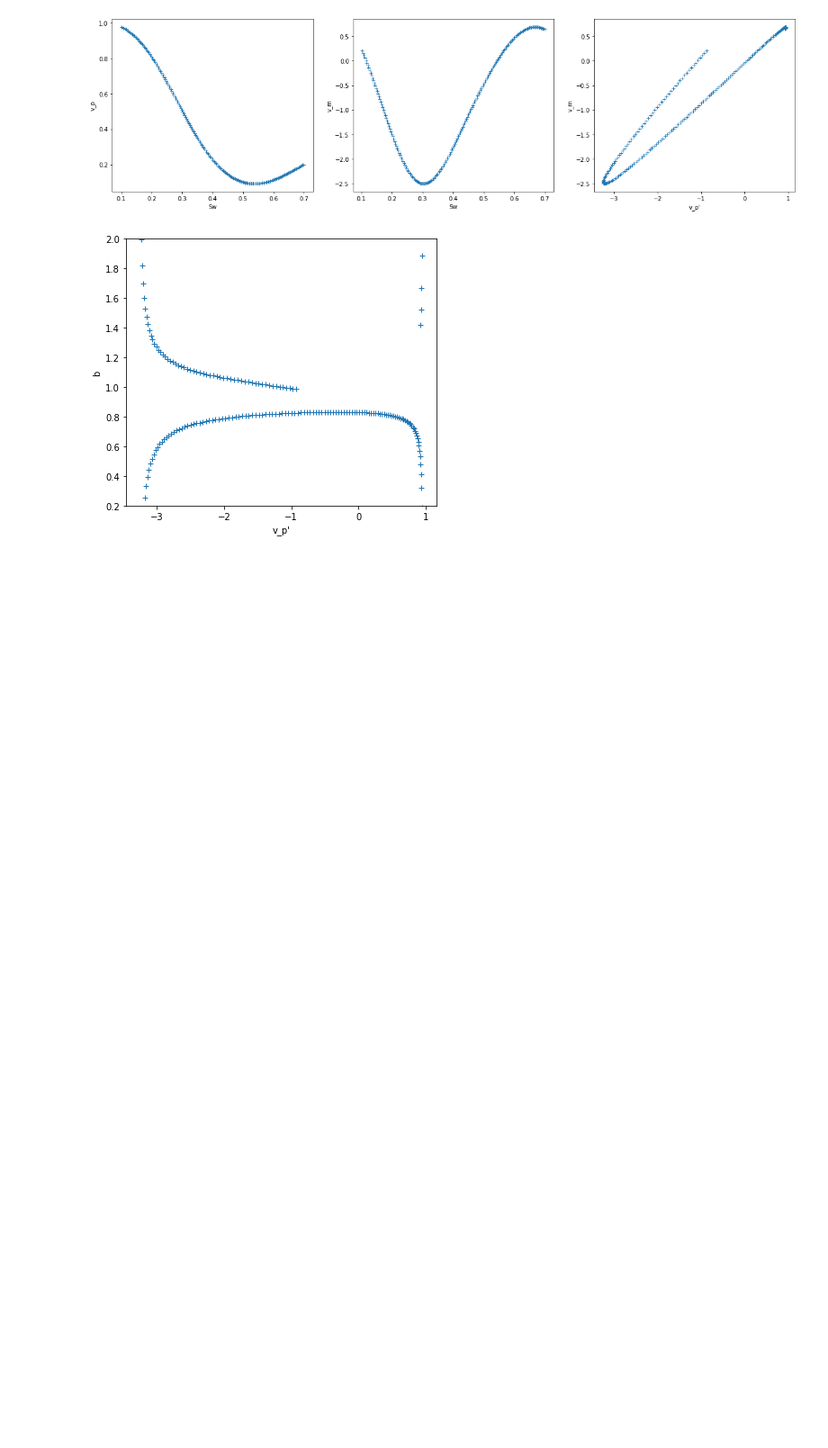
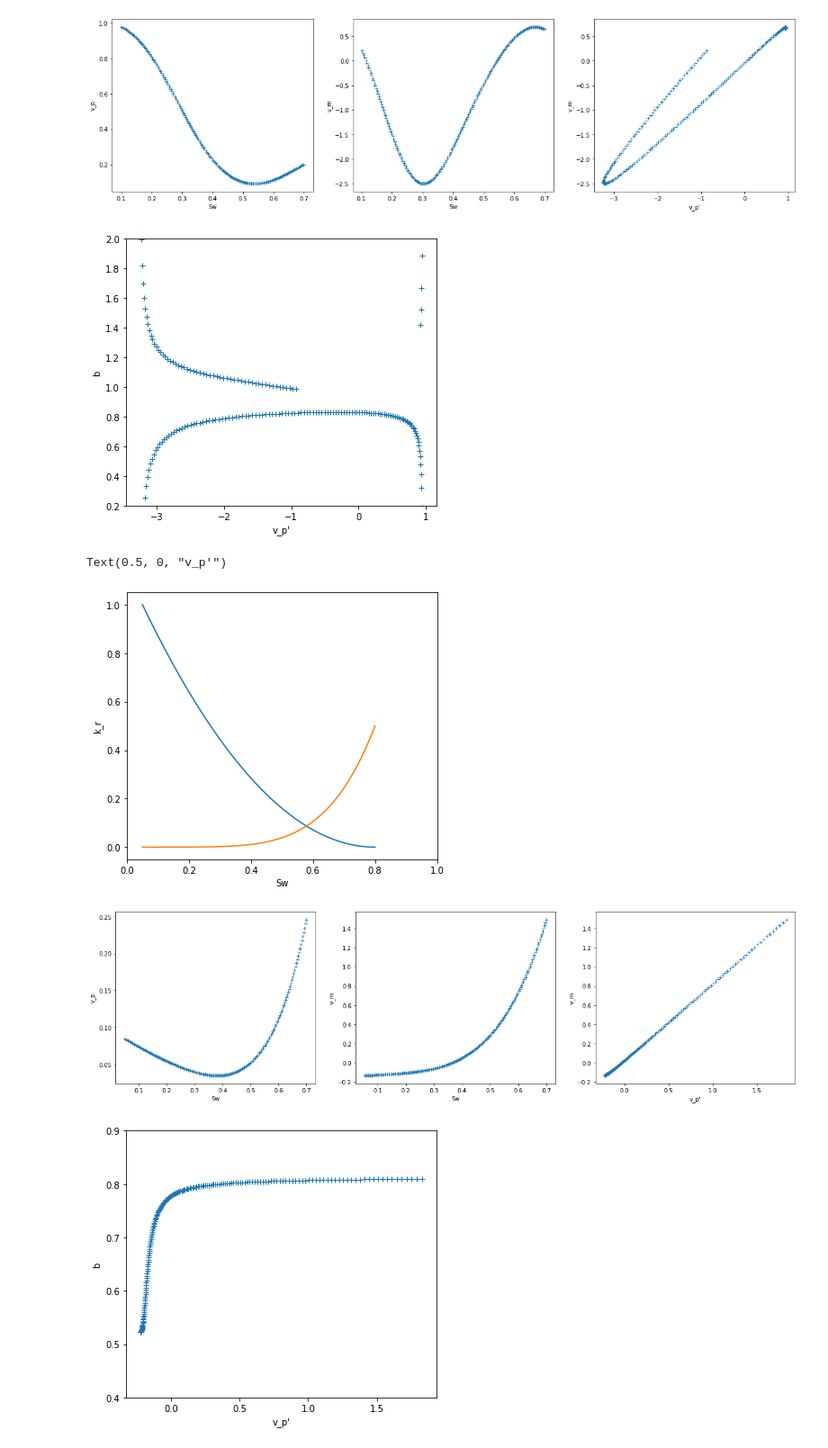
Before and after one commit to thomaram/Co-moving-velocity, a Jupyter notebook: co_move_velocity_plt.ipynb, the cells around one changed output. Shown at 90% size. Drawn from its saved outputs; the diff is of its cells as text; code cells hidden in the pictures; blank space fills up the shorter version.

Commit message:
Add Corey case

```diff
--- a/co_move_velocity_plt.ipynb
+++ b/co_move_velocity_plt.ipynb
@@ -155,3 +155,70 @@ Text(0.5, 0, "v_p'")
 [figure]
 [figure]
 [figure]
+# %%
+# Fig 1 analogue
+# Roy, S., Pedersen, H., Sinha, S., & Hansen, A. (2022).
+# The co-moving velocity in immiscible two-phase flow in porous media.
+# Transport in Porous Media, 143(1), 69-102.
+
+
+visc_water = 1
+visc_oil = 11.8
+
+corey_exp_water = 5
+corey_exp_oil = 2
+
+Sorw = 0.2
+Swi = 0.05
+kr0_water = 0.5
+kr0_oil = 1
+
+sw = np.linspace(0.7, 0.05, 200)
+sw2 = np.linspace(1-Sorw, Swi, 200)
+
+
+v_p = (krw_Corey(sw, corey_exp_water, Swi, Sorw, kr0_water)/visc_water +
+       kro_Corey(sw, corey_exp_oil, Swi, Sorw, kr0_oil)/visc_oil)
+dv_p = np.diff(v_p)/np.diff(sw)
+
+v_m = (sw[:-1] / visc_water * (np.diff(krw_Corey(sw, corey_exp_water, Swi, Sorw, kr0_water) / sw) / np.diff(sw)) +
+        (1-sw[:-1]) / visc_oil * (np.diff(kro_Corey(sw, corey_exp_oil, Swi, Sorw, kr0_oil) / (1-sw)) / np.diff(sw)))
+
+dv_m = np.diff(v_m)/np.diff(dv_p)
+
+
+plt.figure(figsize=(21,12))
+plt.subplot(231)
+plt.plot(sw2, kro_Corey(sw2, corey_exp_oil, Swi, Sorw, kr0_oil))
+plt.plot(sw2, krw_Corey(sw2, corey_exp_water, Swi, Sorw, kr0_water))
+plt.xlim(0,1)
+plt.ylabel("k_r")
+plt.xlabel("Sw")
+
+plt.figure(figsize=(21,12))
+plt.subplot(231)
+plt.plot(sw, v_p, '+')
+plt.ylabel("v_p")
+plt.xlabel("Sw")
+
+plt.subplot(232)
+plt.plot(sw[:-1], v_m, '+')
+plt.ylabel("v_m")
+plt.xlabel("Sw")
+
+plt.subplot(233)
+plt.plot(dv_p, v_m, '+')
+plt.ylabel("v_m")
+plt.xlabel("v_p'")
+
+plt.figure(figsize=(21,12))
+plt.subplot(231)
+plt.plot(dv_p[:-1], dv_m, '+')
+plt.ylim(0.4,0.9)
+plt.ylabel("b")
+plt.xlabel("v_p'")
+# %% [output]
+Text(0.5, 0, "v_p'")
+[figure, added]
+[figure, added]
+[figure, added]
```
Also changed, not shown: parts of 1 cell of this notebook.
